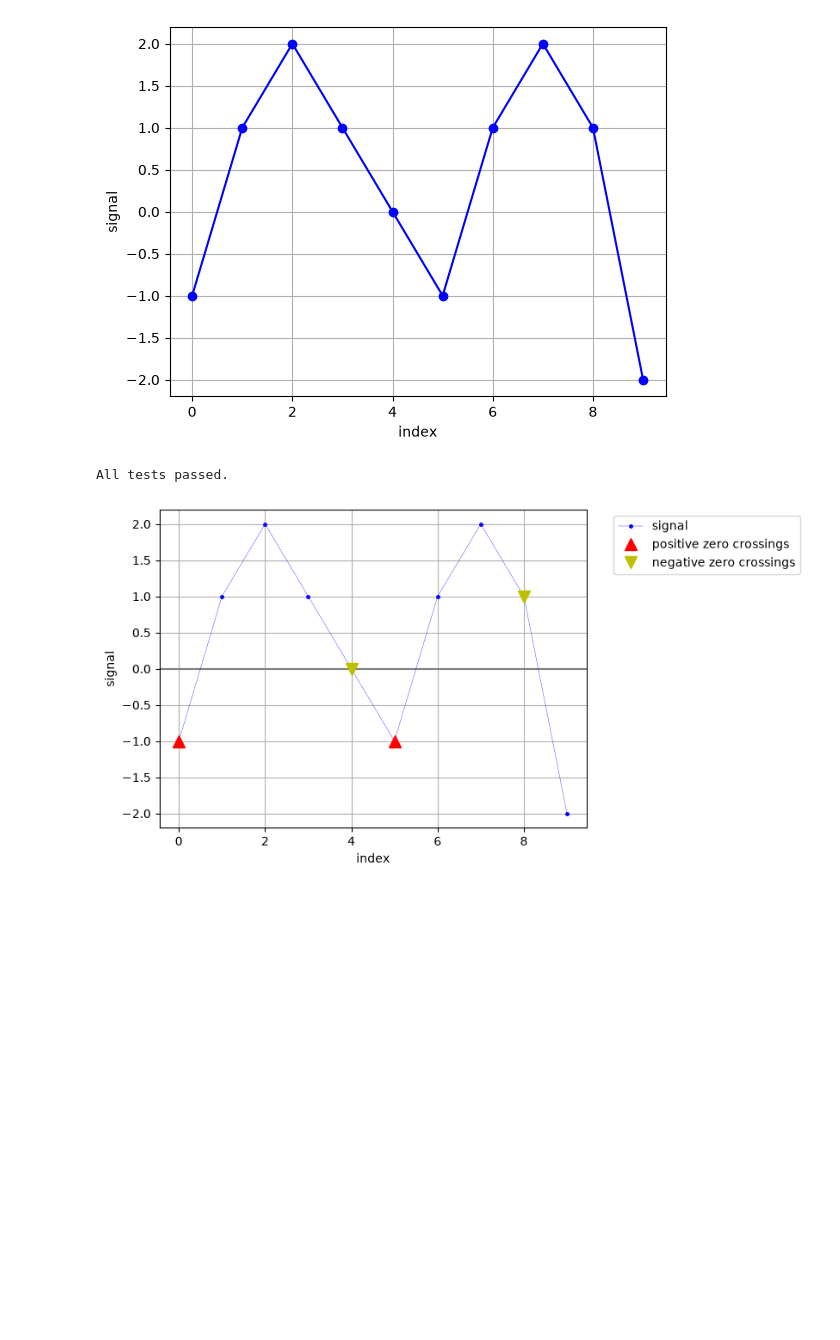
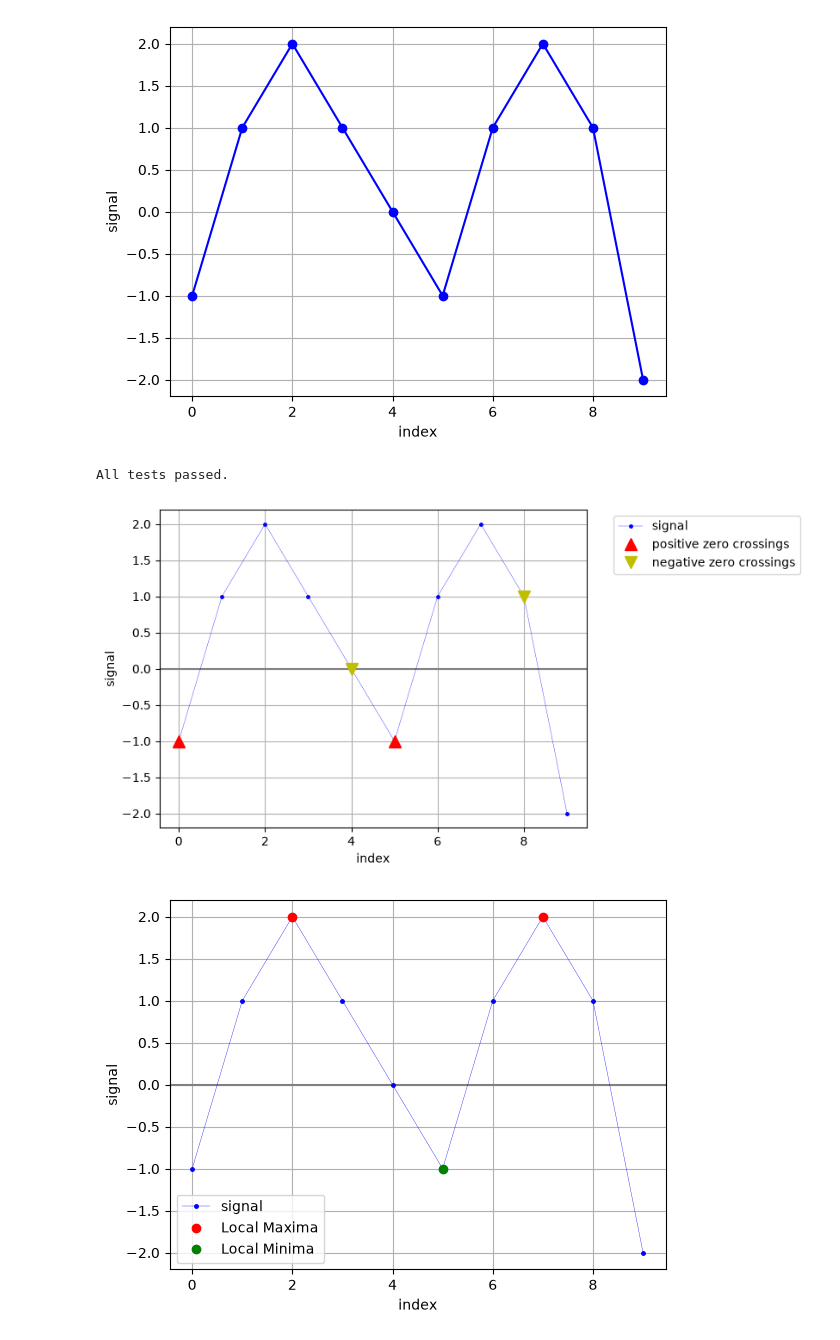
Before and after one commit to AlixPoy/python-series03, a Jupyter notebook: series03.ipynb, the cells around one changed output. Saved outputs shown, nothing was run; the diff lists cells and outputs as text; code cells hidden in the pictures; blank space fills up the shorter version.

Commit message:
adding the function to find the local maxima and minima

```diff
--- a/series03.ipynb
+++ b/series03.ipynb
@@ -165,7 +167,17 @@ All tests passed.
 # %%
 # plot the signal
 def plot_signal(i: np.ndarray, s: np.ndarray, color: str = "blue"):
-    """Plot the signal as function of time/index with grid and zero line"""
+    """Plot the signal as function of time/index with grid and zero line
+    Parameters:
+    ------------
+    i : np.ndarray
+        A 1D array representing the time or index values.
+    s : np.ndarray
+        A 1D array representing the signal values.
+    Outputs:
+    ---------
+    displays a plot
+        """
     plt.axhline(y=0, color="gray", linestyle="-")  # before to be under the signal
     plt.plot(i, s, ".-", markersize=5, linewidth=0.25, color=color, label="signal")
     plt.ylabel("signal")
@@ -211,3 +223,50 @@ def display_signal_and_crossings(i: np.ndarray, s: np.ndarray):
 display_signal_and_crossings(index, signal)
 # %% [output]
 [figure]
+# %%
+# Create a function to find the local maxima and minima in a 1D signal array
+
+# as seen in a previous course, the local maxima and minima can be found by calculating the first derivative of the signal and identifying where the derivative changes sign. A local maximum occurs when the derivative changes from positive to negative, while a local minimum occurs when the derivative changes from negative to positive.
+def find_local_extrema(signal: np.ndarray):
+    """Find local maxima and minima in a 1D signal array.
+    Parameters:
+    ------------
+    signal : np.ndarray
+        A 1D array representing the signal.
+    Returns:
+    ---------
+    local_maxima : np.ndarray
+        Indices of local maxima in the signal.
+    local_minima : np.ndarray
+        Indices of local minima in the signal.
+    """
+    # Calculate the first derivative of the signal
+    derivative = np.diff(signal)
+
+    # Identify where the derivative changes sign
+    maxima_indices = np.where((derivative[:-1] > 0) & (derivative[1:] < 0))[0] + 1
+    minima_indices = np.where((derivative[:-1] < 0) & (derivative[1:] > 0))[0] + 1
+
+    return maxima_indices, minima_indices
+
+# Plot the signal with local maxima and minima
+def plot_signal_with_extrema(i: np.ndarray, s: np.ndarray):
+    """Plot signal with local maxima and minima marked."""
+    plt.figure()
+    plot_signal(i, s)
+
+    maxima_indices, minima_indices = find_local_extrema(s)
+
+    # Plot local maxima
+    plt.plot(i[maxima_indices], s[maxima_indices], 'ro', label='Local Maxima')
+
+    # Plot local minima
+    plt.plot(i[minima_indices], s[minima_indices], 'go', label='Local Minima')
+
+    plt.legend()
+    plt.grid(True)
+    plt.show()
+
+plot_signal_with_extrema(index, signal)
+# %% [output]
+[figure, added]
```
Also changed, not shown: parts of 1 cell of this notebook.
